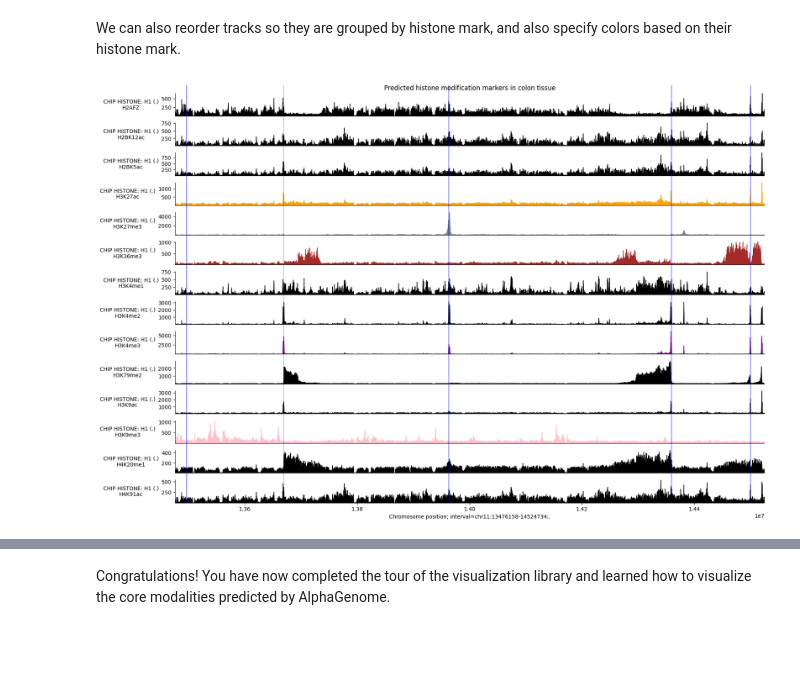
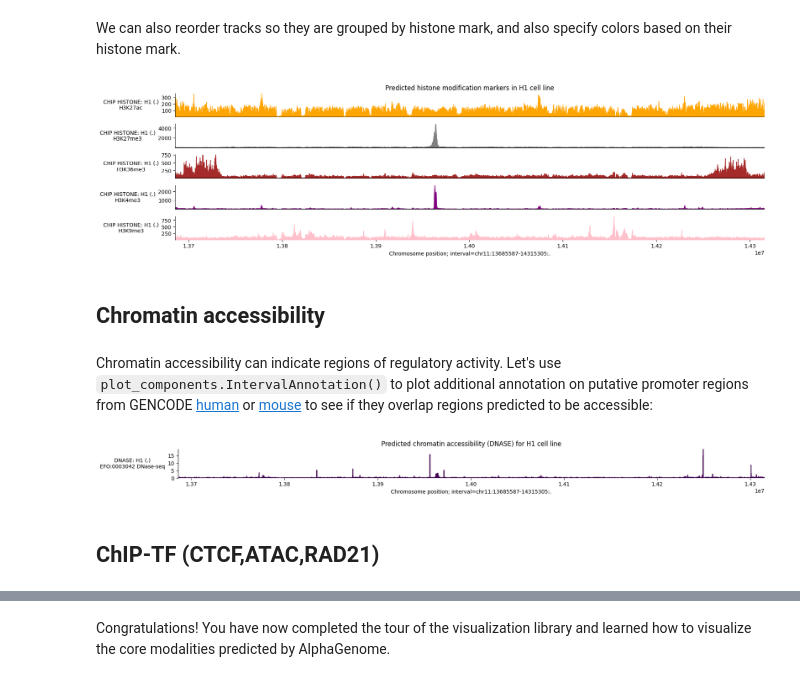
Before and after one commit to langxiuyuan/Gene520-Fall-2025, a Jupyter notebook: colabs/visualization_modality_tour.ipynb, the cells around one changed output, grey strips where cells are left out. Cells and saved outputs as stored; diff of their text form; code cells hidden in the pictures; blank space fills up the shorter version.

```diff
--- a/colabs/visualization_modality_tour.ipynb
+++ b/colabs/visualization_modality_tour.ipynb
@@ -1048,6 +1033,16 @@ output = dna_model.predict_interval(
     requested_outputs={dna_client.OutputType.CHIP_HISTONE},
     ontology_terms=ontology_terms,
 )
+# %%
+marks = ['H3K27ac','H3K4me3','H3K9me3','H3K36me3','H3K27me3']
+
+meta = output.chip_histone.metadata
+
+meta = meta[
+    meta['histone_mark'].isin(marks)
+]
+
+reordered_chip_histone = output.chip_histone.select_tracks_by_index(meta.index)
 # %% [markdown]
 We can extract the locations of transcription start sites as annotated by
 GENCODE using `gene_annotation.extract_tss()`, and plot these using
@@ -1068,9 +1063,9 @@ tss_as_intervals = [
 We can also reorder tracks so they are grouped by histone mark, and also specify
 colors based on their histone mark.
 # %%
-reordered_chip_histone = output.chip_histone.select_tracks_by_index(
-    output.chip_histone.metadata.sort_values('histone_mark').index
-)
+# reordered_chip_histone = output.chip_histone.select_tracks_by_index(
+#  output.chip_histone.metadata.sort_values('histone_mark').index
+# )
 
 histone_to_color = {
     'H3K27AC': '#FFA500',
@@ -1088,27 +1083,29 @@ track_colors = (
 # %%
 # Build plot.
 plot = plot_components.plot(
     [
         plot_components.Tracks(
             tdata=reordered_chip_histone,
             ylabel_template=(
                 'CHIP HISTONE: {biosample_name} ({strand})\n{histone_mark}'
             ),
             filled=True,
             track_colors=track_colors,
         ),
     ],
-    interval=interval,
-    annotations=[
-        plot_components.IntervalAnnotation(
-            tss_as_intervals, alpha=0.5, colors='blue'
-        )
-    ],
+    interval=plot_interval,
+    # annotations=[
+    #     plot_components.IntervalAnnotation(
+    #         tss_as_intervals, alpha=0.5, colors='blue'
+    #     )
+    # ],
     despine_keep_bottom=True,
     title='Predicted histone modification markers in H1 cell line',
 )
 
 import matplotlib.pyplot as plt
-plt.savefig("FAR1_histone_tracks.pdf", bbox_inches="tight")
+plt.savefig("Alphagenome_FAR1_histone_tracks.pdf", bbox_inches="tight")
 # %% [output]
-[figure, old version]
+[figure, new version]
+# %% [markdown]
+## Chromatin accessibility
@@ -1114,0 +1126,6 @@ plt.savefig("FAR1_histone_tracks.pdf", bbox_inches="tight")
+# %% [markdown]
+Chromatin accessibility can indicate regions of regulatory activity. Let's use
+`plot_components.IntervalAnnotation()` to plot additional annotation on putative
+promoter regions from GENCODE
+[human](https://www.gencodegenes.org/human/release_46.html) or [mouse](https://www.gencodegenes.org/mouse/release_M23.html)
+to see if they overlap regions predicted to be accessible:
@@ -1114,0 +1138,19 @@ plt.savefig("FAR1_histone_tracks.pdf", bbox_inches="tight")
+# %%
+# Build plot.
+plot = plot_components.plot(
+    [
+        plot_components.Tracks(
+            tdata=output.dnase,
+            ylabel_template='DNASE: {biosample_name} ({strand})\n{name}',
+        ),
+    ],
+    # Plot an 8kb window around the variant.
+    interval=plot_interval,
+    title='Predicted chromatin accessibility (DNASE) for H1 cell line',
+)
+
+plt.savefig("Alphagenome_FAR1_DNASE_tracks.pdf", bbox_inches="tight")
+# %% [output]
+[figure, added]
+# %% [markdown]
+## ChIP-TF (CTCF,ATAC,RAD21)
```
Also changed, not shown: parts of 14 cells of this notebook.
